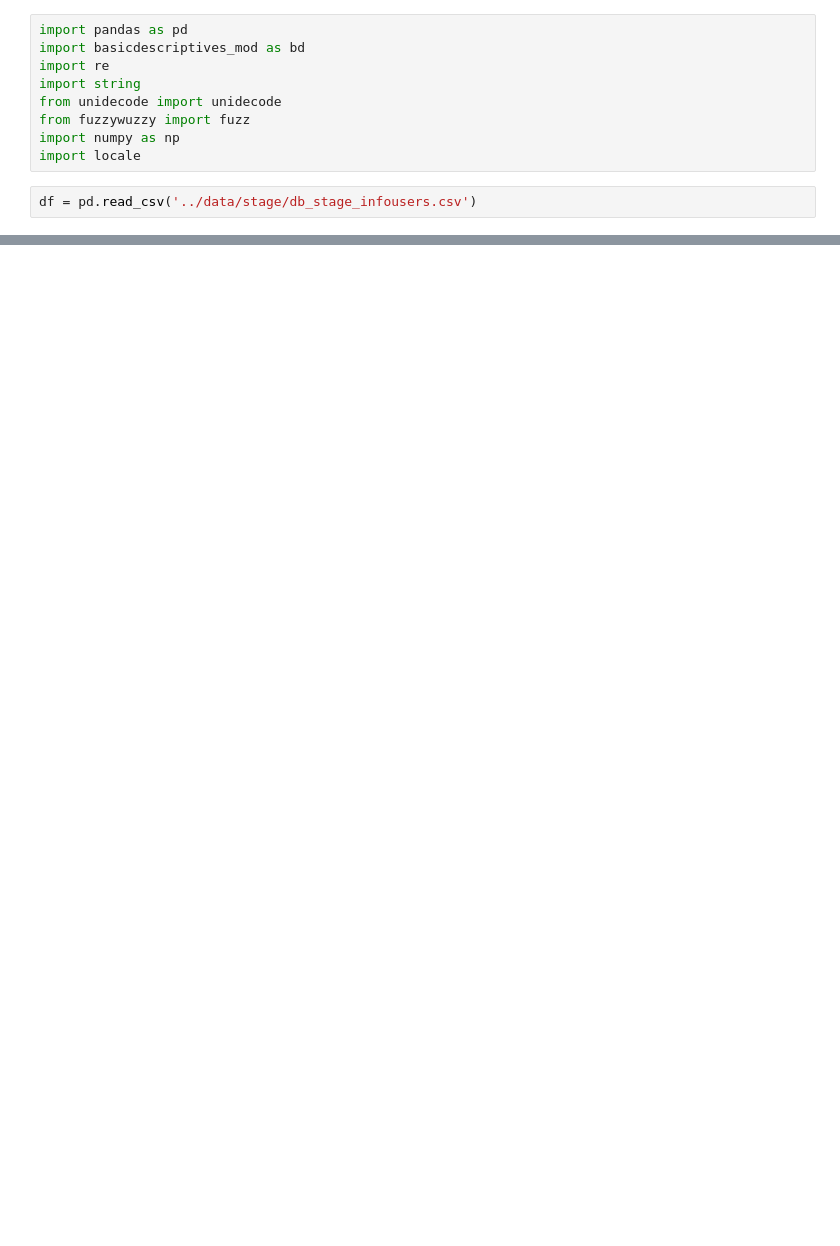
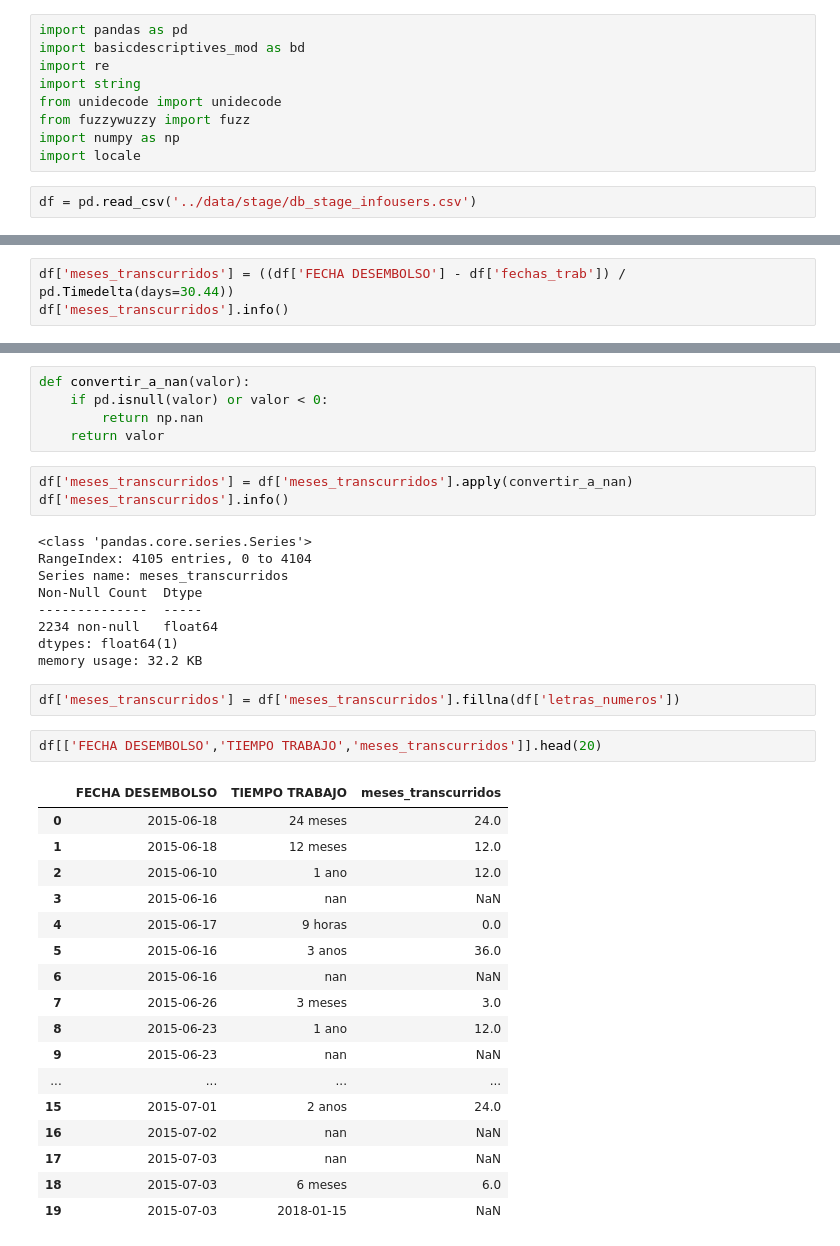
Before and after one commit to josemgoji/Entrega-Final, a Jupyter notebook: datalab/manejoVariablesCategoricas.ipynb, the cells around one changed output, grey strips where cells are left out. Drawn from its saved outputs; the diff is of its cells as text; blank space fills up the shorter version.

```diff
--- a/datalab/manejoVariablesCategoricas.ipynb
+++ b/datalab/manejoVariablesCategoricas.ipynb
@@ -11,0 +362,3 @@ df = pd.read_csv('../data/stage/db_stage_infousers.csv')
+# %%
+df['meses_transcurridos'] = ((df['FECHA DESEMBOLSO'] - df['fechas_trab']) / pd.Timedelta(days=30.44))
+df['meses_transcurridos'].info()
@@ -12,3 +374,42 @@ df = pd.read_csv('../data/stage/db_stage_infousers.csv')
+# %%
+def convertir_a_nan(valor):
+    if pd.isnull(valor) or valor < 0:
+        return np.nan
+    return valor
+# %%
+df['meses_transcurridos'] = df['meses_transcurridos'].apply(convertir_a_nan)
+df['meses_transcurridos'].info()
+# %% [output]
+<class 'pandas.core.series.Series'>
+RangeIndex: 4105 entries, 0 to 4104
+Series name: meses_transcurridos
+Non-Null Count  Dtype
+--------------  -----
+2234 non-null   float64
+dtypes: float64(1)
+memory usage: 32.2 KB
+# %%
+df['meses_transcurridos'] = df['meses_transcurridos'].fillna(df['letras_numeros'])
+# %%
+df[['FECHA DESEMBOLSO','TIEMPO TRABAJO','meses_transcurridos']].head(20)
+# %% [output]
+|  | FECHA DESEMBOLSO | TIEMPO TRABAJO | meses_transcurridos |
+| 0 | 2015-06-18 | 24 meses | 24.0 |
+| 1 | 2015-06-18 | 12 meses | 12.0 |
+| 2 | 2015-06-10 | 1 ano | 12.0 |
+| 3 | 2015-06-16 | nan | NaN |
+| 4 | 2015-06-17 | 9 horas | 0.0 |
+| 5 | 2015-06-16 | 3 anos | 36.0 |
+| 6 | 2015-06-16 | nan | NaN |
+| 7 | 2015-06-26 | 3 meses | 3.0 |
+| 8 | 2015-06-23 | 1 ano | 12.0 |
+| 9 | 2015-06-23 | nan | NaN |
+| ... | ... | ... | ... |
+| 15 | 2015-07-01 | 2 anos | 24.0 |
+| 16 | 2015-07-02 | nan | NaN |
+| 17 | 2015-07-03 | nan | NaN |
+| 18 | 2015-07-03 | 6 meses | 6.0 |
+| 19 | 2015-07-03 | 2018-01-15 | NaN |
 # %%
 df.columns
 # %% [output]
```
Also changed, not shown: parts of 76 cells of this notebook, 1 other file.
